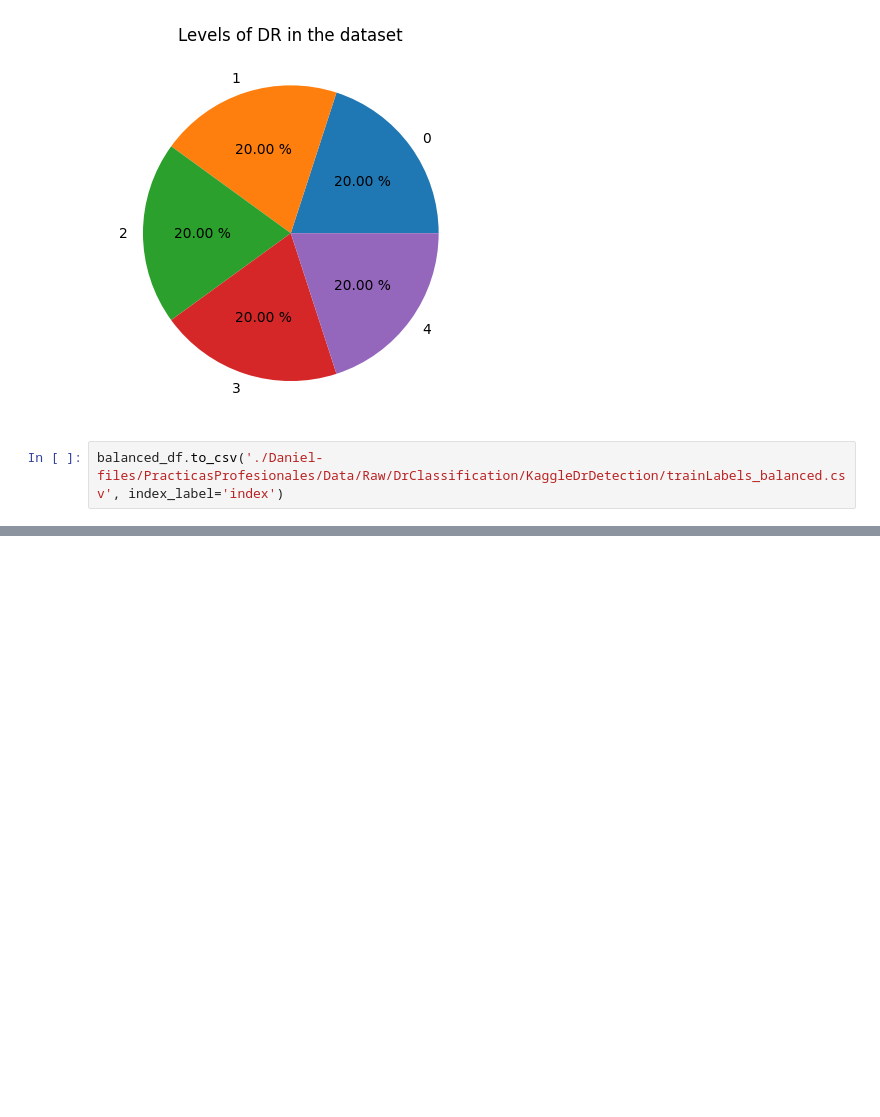
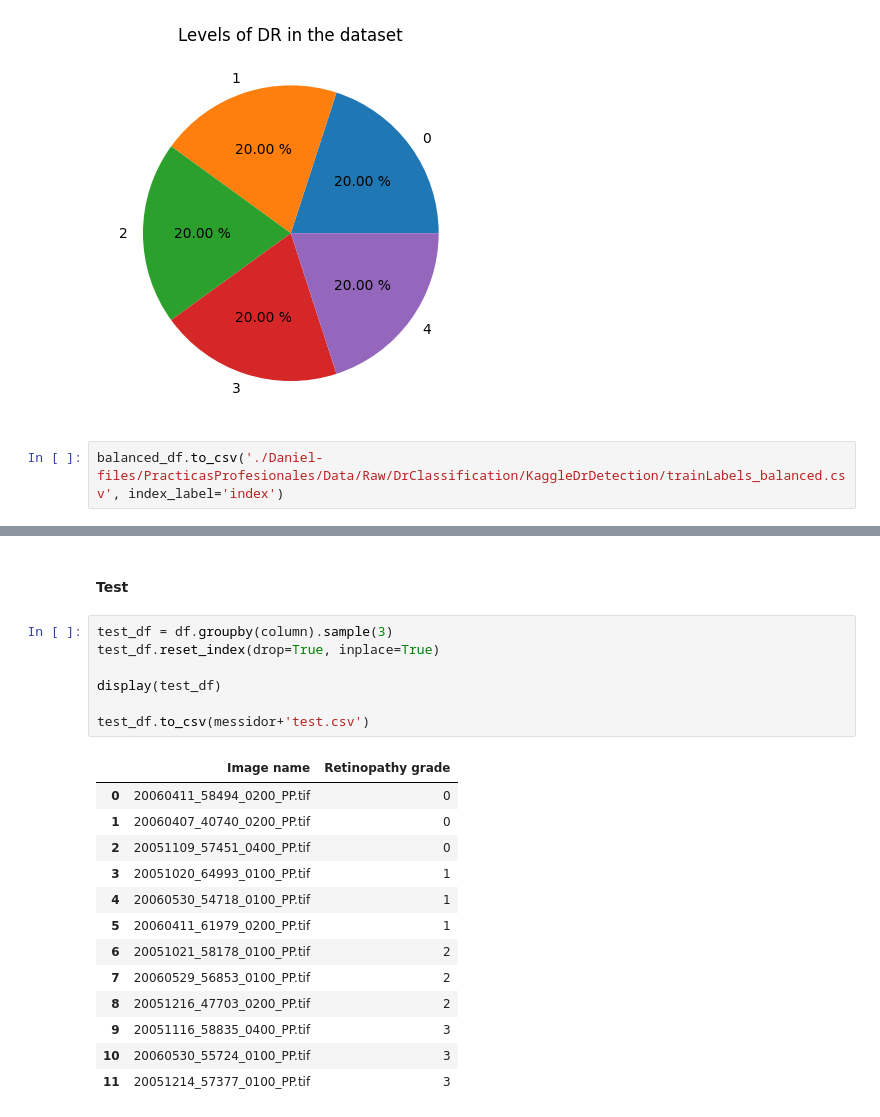
Before and after one commit to AlbertoRomanRamosRodriguez/Tesis-de-Grado, a Jupyter notebook: exploring_datasets.ipynb, the cells around one changed output, grey strips where cells are left out. Saved outputs shown, nothing was run; the diff lists cells and outputs as text; blank space fills up the shorter version.

```diff
--- a/exploring_datasets.ipynb
+++ b/exploring_datasets.ipynb
@@ -97,0 +193,23 @@ balanced_df.to_csv('./Daniel-files/PracticasProfesionales/Data/Raw/DrClassificat
+# %% [markdown]
+#### Test
+# %%
+test_df = df.groupby(column).sample(3)
+test_df.reset_index(drop=True, inplace=True)
+
+display(test_df)
+
+test_df.to_csv(messidor+'test.csv')
+# %% [output]
+|  | Image name | Retinopathy grade |
+| 0 | 20060411_58494_0200_PP.tif | 0 |
+| 1 | 20060407_40740_0200_PP.tif | 0 |
+| 2 | 20051109_57451_0400_PP.tif | 0 |
+| 3 | 20051020_64993_0100_PP.tif | 1 |
+| 4 | 20060530_54718_0100_PP.tif | 1 |
+| 5 | 20060411_61979_0200_PP.tif | 1 |
+| 6 | 20051021_58178_0100_PP.tif | 2 |
+| 7 | 20060529_56853_0100_PP.tif | 2 |
+| 8 | 20051216_47703_0200_PP.tif | 2 |
+| 9 | 20051116_58835_0400_PP.tif | 3 |
+| 10 | 20060530_55724_0100_PP.tif | 3 |
+| 11 | 20051214_57377_0100_PP.tif | 3 |
```
Also changed, not shown: parts of 13 cells of this notebook.
